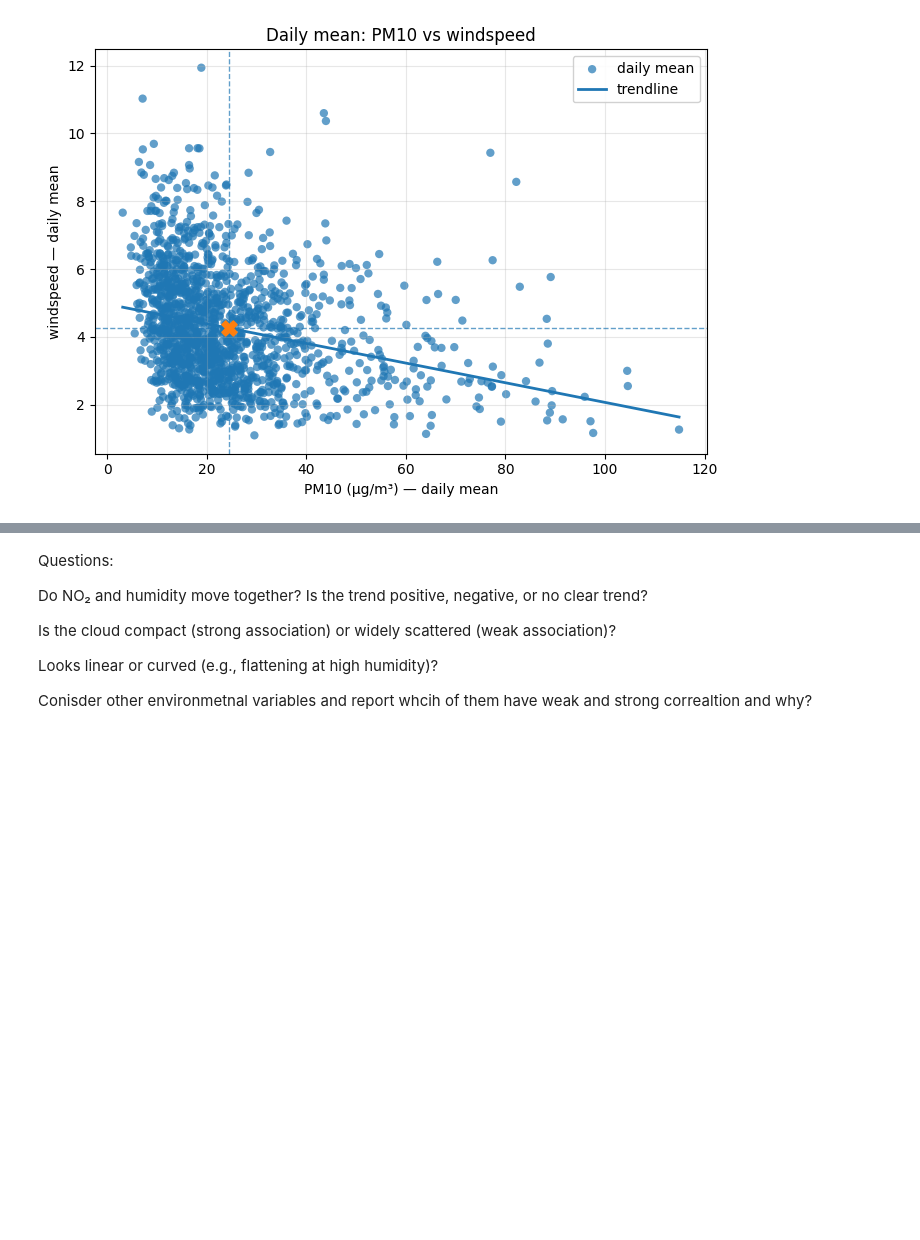
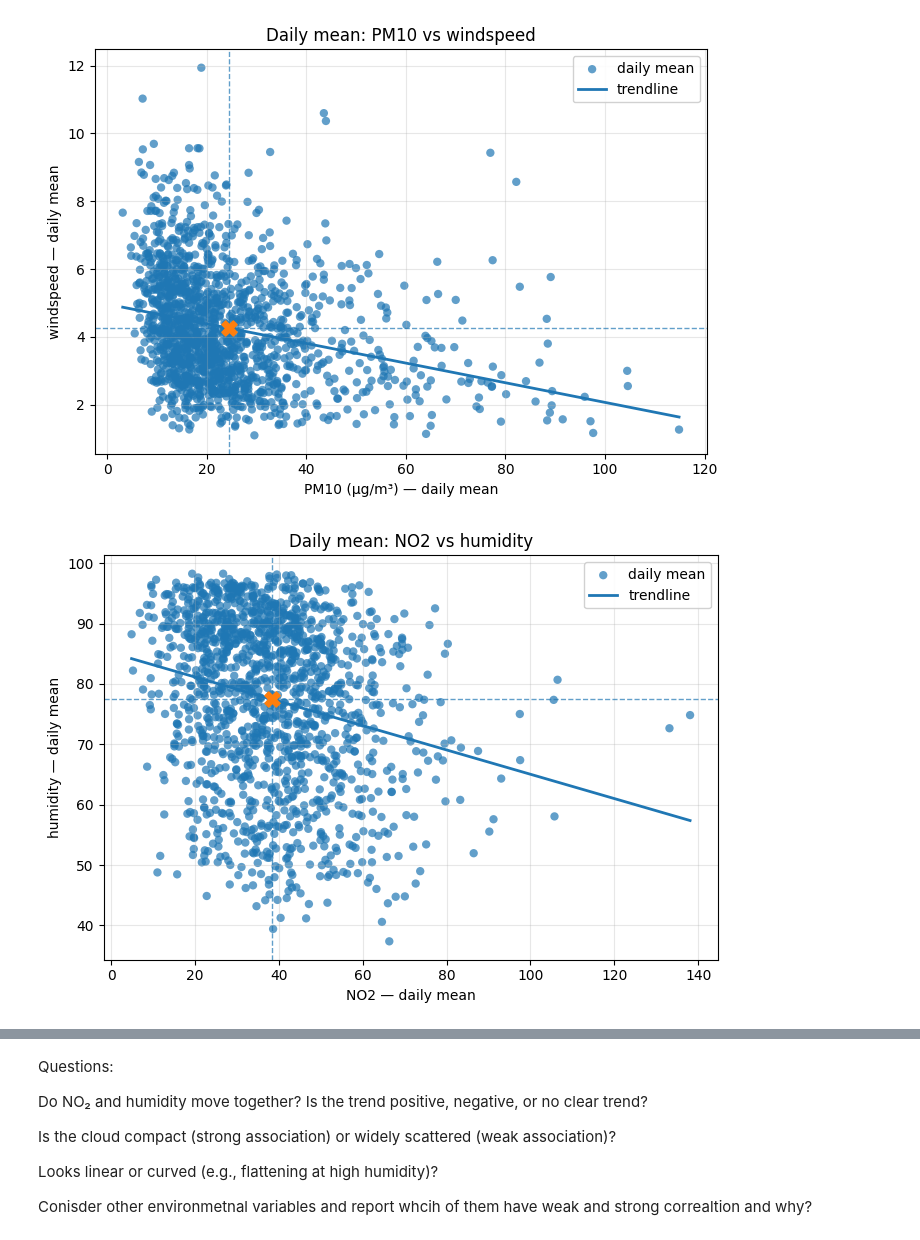
Before and after one commit to SteWey0/uef-data-mining, a Jupyter notebook: Code/topic_3/Exercise_3.ipynb, the cells around one changed output, grey strips where cells are left out. Cells and saved outputs as stored; diff of their text form; code cells hidden in the pictures; blank space fills up the shorter version.

```diff
--- a/Code/topic_3/Exercise_3.ipynb
+++ b/Code/topic_3/Exercise_3.ipynb
@@ -276,3 +276,44 @@ plt.tight_layout()
 plt.show()
 # %% [output]
 [figure]
+# %%
+import numpy as np
+import pandas as pd
+import matplotlib.pyplot as plt
+
+# Ensure a DatetimeIndex
+if not isinstance(d.index, pd.DatetimeIndex):
+    if 'timestamp' in d.columns:
+        d = d.assign(timestamp=pd.to_datetime(d['timestamp'])).set_index('timestamp')
+
+# Daily means
+daily_xy = d[['NO2', 'humidity']].resample('D').mean().dropna()
+x = daily_xy['NO2'].to_numpy()
+y = daily_xy['humidity'].to_numpy()
+
+# Means (for crosshairs only; no labels)
+x_mean = x.mean()
+y_mean = y.mean()
+
+plt.figure(figsize=(7,5))
+plt.scatter(x, y, alpha=0.7, edgecolor="none", label="daily mean")
+plt.title("Daily mean: NO2 vs humidity")
+plt.xlabel("NO2 — daily mean")
+plt.ylabel("humidity — daily mean")
+plt.grid(True, alpha=0.3)
+
+# Mean crosshairs + mean point (no legend labels, no text)
+plt.axvline(x_mean, linestyle="--", alpha=0.7, linewidth=1)
+plt.axhline(y_mean, linestyle="--", alpha=0.7, linewidth=1)
+plt.scatter([x_mean], [y_mean], s=120, marker="X", zorder=3)
+
+# Linear trendline (no equation text, no R²)
+m, b = np.polyfit(x, y, 1)
+xline = np.linspace(x.min(), x.max(), 200)
+plt.plot(xline, m*xline + b, linewidth=2, label="trendline")
+
+plt.legend(loc="best", framealpha=0.9)
+plt.tight_layout()
+plt.show()
+# %% [output]
+[figure, added]
```
Also changed, not shown: parts of 13 cells of this notebook, 2 other files.
